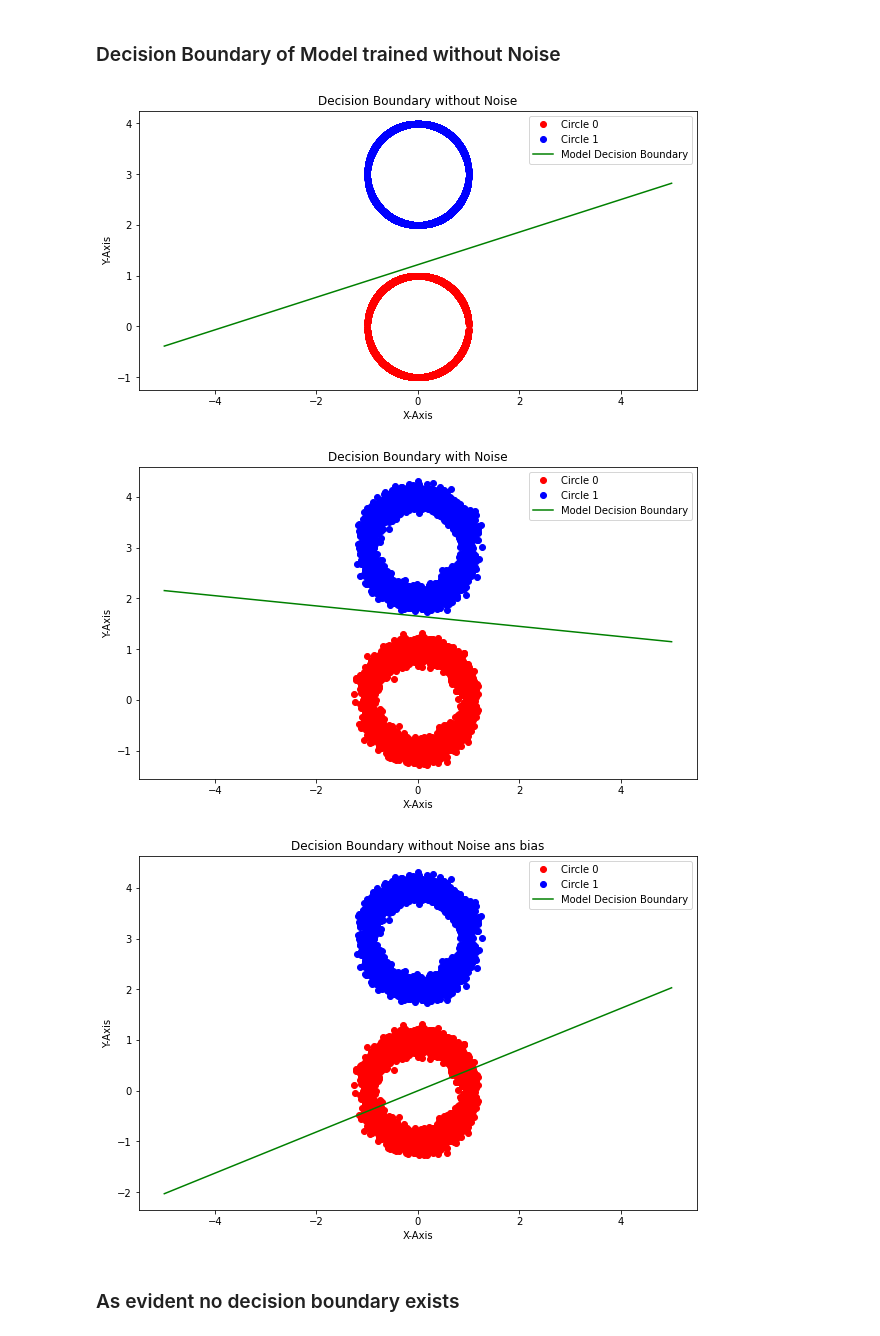
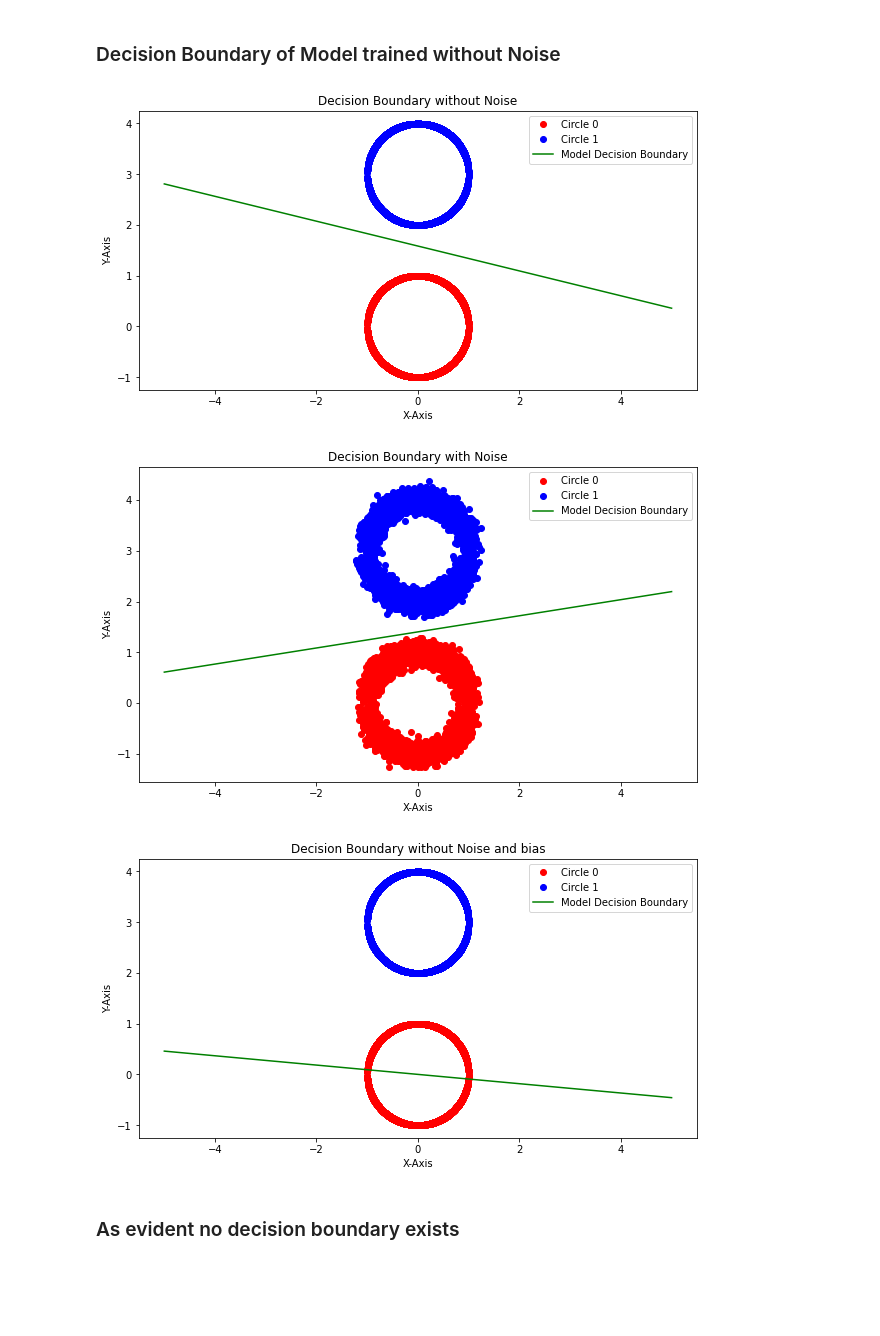
Before and after one commit to vibhorag101/ML_Assignments, a Jupyter notebook: Assignment_2_Code/Part_B/partB.ipynb, the cells around one changed output. Cells and saved outputs as stored; diff of their text form; code cells hidden in the pictures; blank space fills up the shorter version.

```diff
--- a/Assignment_2_Code/Part_B/partB.ipynb
+++ b/Assignment_2_Code/Part_B/partB.ipynb
@@ -5,7 +5,7 @@ import random
 from myData import *
 # %%
 numData = 10000
-generateData = DataSet(numData)
+generateData = makeData(numData)
 # %%
 def plotCircle(title,xCircleLabel0,yCircleLabel0,xCircleLabel1,yCircleLabel1):
     plt.figure(figsize=(10,10))
@@ -72,20 +72,20 @@ withoutNoise = MyPerceptron(points1,dataLabel1)
 withoutNoise.train()
 plotBoundary(xCircleLabel0,yCircleLabel0,xCircleLabel1,yCircleLabel1,'Decision Boundary without Noise',withoutNoise)
 # %% [output]
-[figure, old version]
+[figure, new version]
 # %%
 withNoise = MyPerceptron(points2,dataLabel2)
 withNoise.train()
 plotBoundary(xCircleLabel0Noise,yCircleLabel0Noise,xCircleLabel1Noise,yCircleLabel1Noise,'Decision Boundary with Noise',withNoise)
 # %% [output]
-[figure, old version]
+[figure, new version]
 # %%
 withoutNoiseandBias = MyPerceptron(points1,dataLabel1,biasState=False)
 withoutNoiseandBias.train()
 weightNoNoise = withoutNoise.getParameters(0)
-plotBoundary(xCircleLabel0Noise,yCircleLabel0Noise,xCircleLabel1Noise,yCircleLabel1Noise,'Decision Boundary without Noise ans bias',withoutNoiseandBias,hasNoBias=True,weightNoNoise=weightNoNoise)
+plotBoundary(xCircleLabel0,yCircleLabel0,xCircleLabel1,yCircleLabel1,'Decision Boundary without Noise and bias',withoutNoiseandBias,hasNoBias=True,weightNoNoise=weightNoNoise)
 # %% [output]
-[figure, old version]
+[figure, new version]
 # %% [markdown]
 ### As evident no decision boundary exists
 # %%
```
Also changed, not shown: parts of 2 cells of this notebook, 1 other file.
